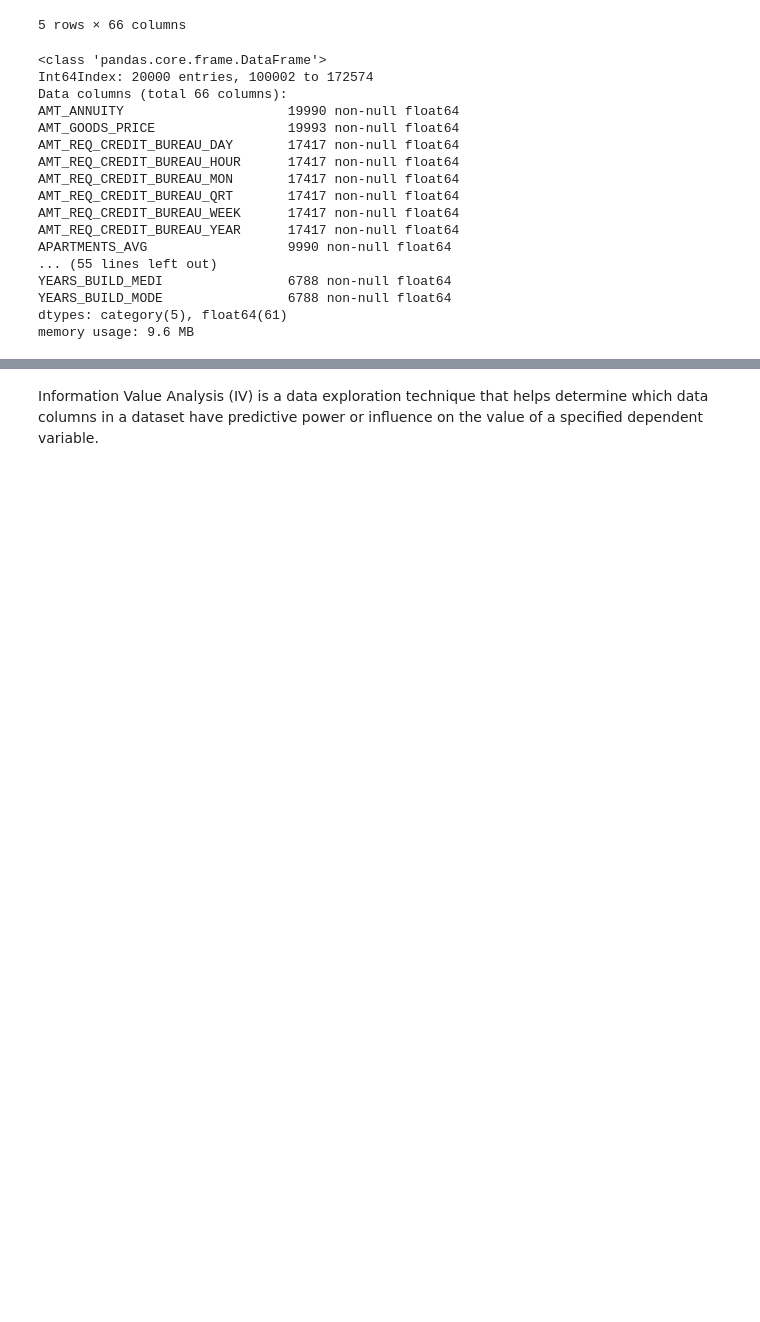
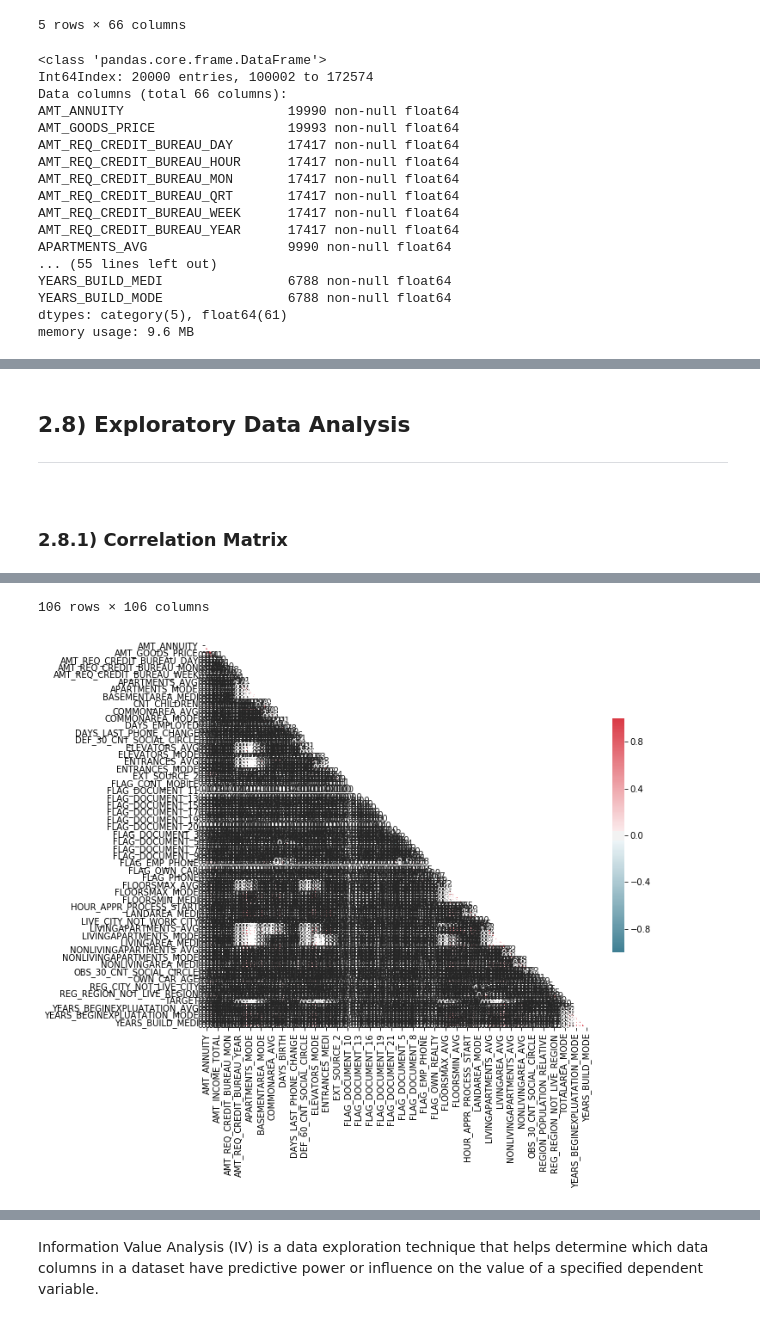
Before and after one commit to milesin3d/HomeCreditDefaultRisk, a Jupyter notebook: HomeCreditDefaultRisk.ipynb, the cells around one changed output, grey strips where cells are left out. Drawn from its saved outputs; the diff is of its cells as text; code cells hidden in the pictures; blank space fills up the shorter version.

```diff
--- a/HomeCreditDefaultRisk.ipynb
+++ b/HomeCreditDefaultRisk.ipynb
@@ -1631,0 +1957,4 @@ X_train, X_test, y_train, y_test = train_test_split(X, y, test_size=0.3, random_
+# %%
+# df_comb is the df to be used moving forward
+df_comb = a.copy()
+df_comb.head()
@@ -1631,0 +1970,26 @@ X_train, X_test, y_train, y_test = train_test_split(X, y, test_size=0.3, random_
+# %% [markdown]
+## 2.8) Exploratory Data Analysis
+---
+<a id="ID_2.8"></a>
+# %% [markdown]
+### 2.8.1) Correlation Matrix
+# %%
+# compute the correlation matrix
+corr = df_comb.corr()
+
+# Generate a mask for the upper triangle
+mask = np.zeros_like(corr, dtype=np.bool)
+mask[np.triu_indices_from(mask)] = True
+
+# Set up the matplotlib figure
+f, ax = plt.subplots(figsize=(10,10))
+
+# Generate a custom diverging colormap
+cmap = sns.diverging_palette(220, 10, as_cmap=True)
+
+# Draw the heatmap with the mask and correct aspect ratio
+_ = sns.heatmap(corr, mask=mask, cmap=cmap, center=0,
+            square=True, linewidths=.5, cbar_kws={"shrink": .5}, annot=True, fmt='.2f')
+
+corr
+# %% [output]
@@ -1631,0 +2013,2 @@ X_train, X_test, y_train, y_test = train_test_split(X, y, test_size=0.3, random_
+106 rows × 106 columns
+[figure, added]
```
Also changed, not shown: parts of 208 cells of this notebook.
